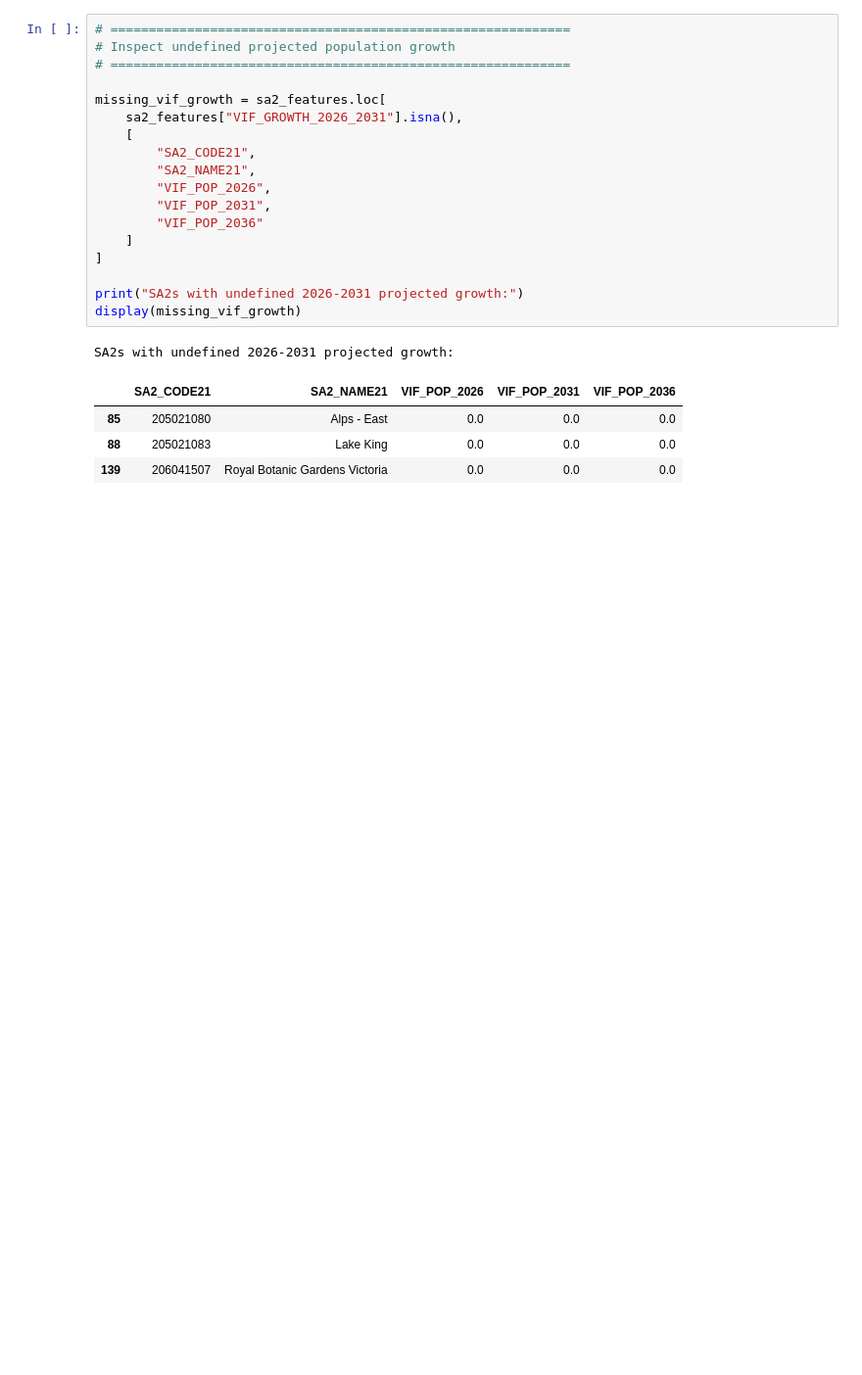
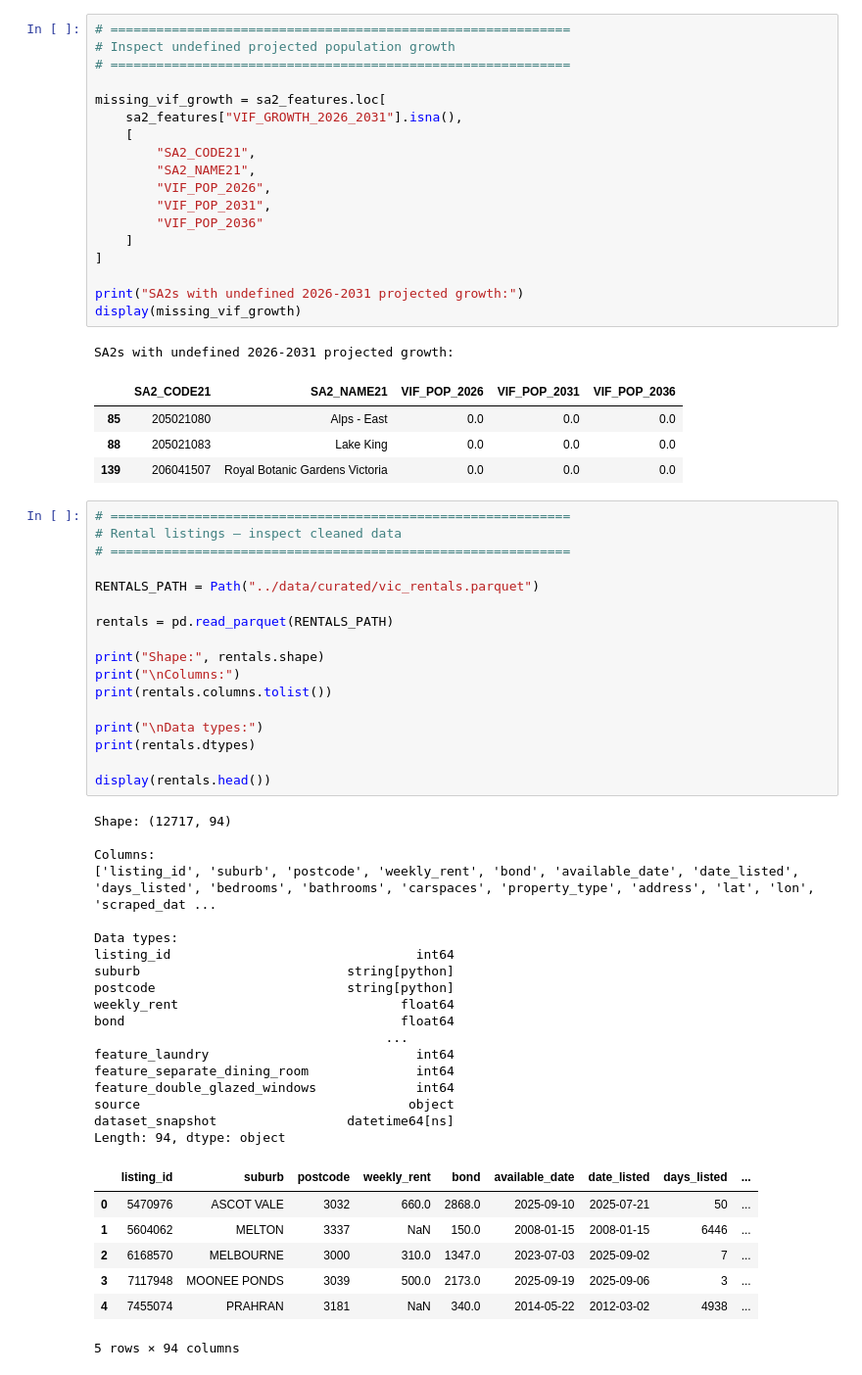
Before and after one commit to mdharmawan19/industry-project-group-55, a Jupyter notebook: notebooks/04_abs_sa2_crosswalk.ipynb, the cells around one changed output. Shown at 98% size. Drawn from its saved outputs; the diff is of its cells as text; blank space fills up the shorter version.

```diff
--- a/notebooks/04_abs_sa2_crosswalk.ipynb
+++ b/notebooks/04_abs_sa2_crosswalk.ipynb
@@ -790,3 +795,46 @@ SA2s with undefined 2026-2031 projected growth:
 | 85 | 205021080 | Alps - East | 0.0 | 0.0 | 0.0 |
 | 88 | 205021083 | Lake King | 0.0 | 0.0 | 0.0 |
 | 139 | 206041507 | Royal Botanic Gardens Victoria | 0.0 | 0.0 | 0.0 |
+# %%
+# ============================================================
+# Rental listings — inspect cleaned data
+# ============================================================
+
+RENTALS_PATH = Path("../data/curated/vic_rentals.parquet")
+
+rentals = pd.read_parquet(RENTALS_PATH)
+
+print("Shape:", rentals.shape)
+print("\nColumns:")
+print(rentals.columns.tolist())
+
+print("\nData types:")
+print(rentals.dtypes)
+
+display(rentals.head())
+# %% [output]
+Shape: (12717, 94)
+
+Columns:
+['listing_id', 'suburb', 'postcode', 'weekly_rent', 'bond', 'available_date', 'date_listed', 'days_listed', 'bedrooms', 'bathrooms', 'carspaces', 'property_type', 'address', 'lat', 'lon', 'scraped_dat ...
+
+Data types:
+listing_id                                int64
+suburb                           string[python]
+postcode                         string[python]
+weekly_rent                             float64
+bond                                    float64
+                                      ...
+feature_laundry                           int64
+feature_separate_dining_room              int64
+feature_double_glazed_windows             int64
+source                                   object
+dataset_snapshot                 datetime64[ns]
+Length: 94, dtype: object
+|  | listing_id | suburb | postcode | weekly_rent | bond | available_date | date_listed | days_listed | ... |
+| 0 | 5470976 | ASCOT VALE | 3032 | 660.0 | 2868.0 | 2025-09-10 | 2025-07-21 | 50 | ... |
+| 1 | 5604062 | MELTON | 3337 | NaN | 150.0 | 2008-01-15 | 2008-01-15 | 6446 | ... |
+| 2 | 6168570 | MELBOURNE | 3000 | 310.0 | 1347.0 | 2023-07-03 | 2025-09-02 | 7 | ... |
+| 3 | 7117948 | MOONEE PONDS | 3039 | 500.0 | 2173.0 | 2025-09-19 | 2025-09-06 | 3 | ... |
+| 4 | 7455074 | PRAHRAN | 3181 | NaN | 340.0 | 2014-05-22 | 2012-03-02 | 4938 | ... |
+5 rows × 94 columns
```
Also changed, not shown: parts of 1 cell of this notebook.
